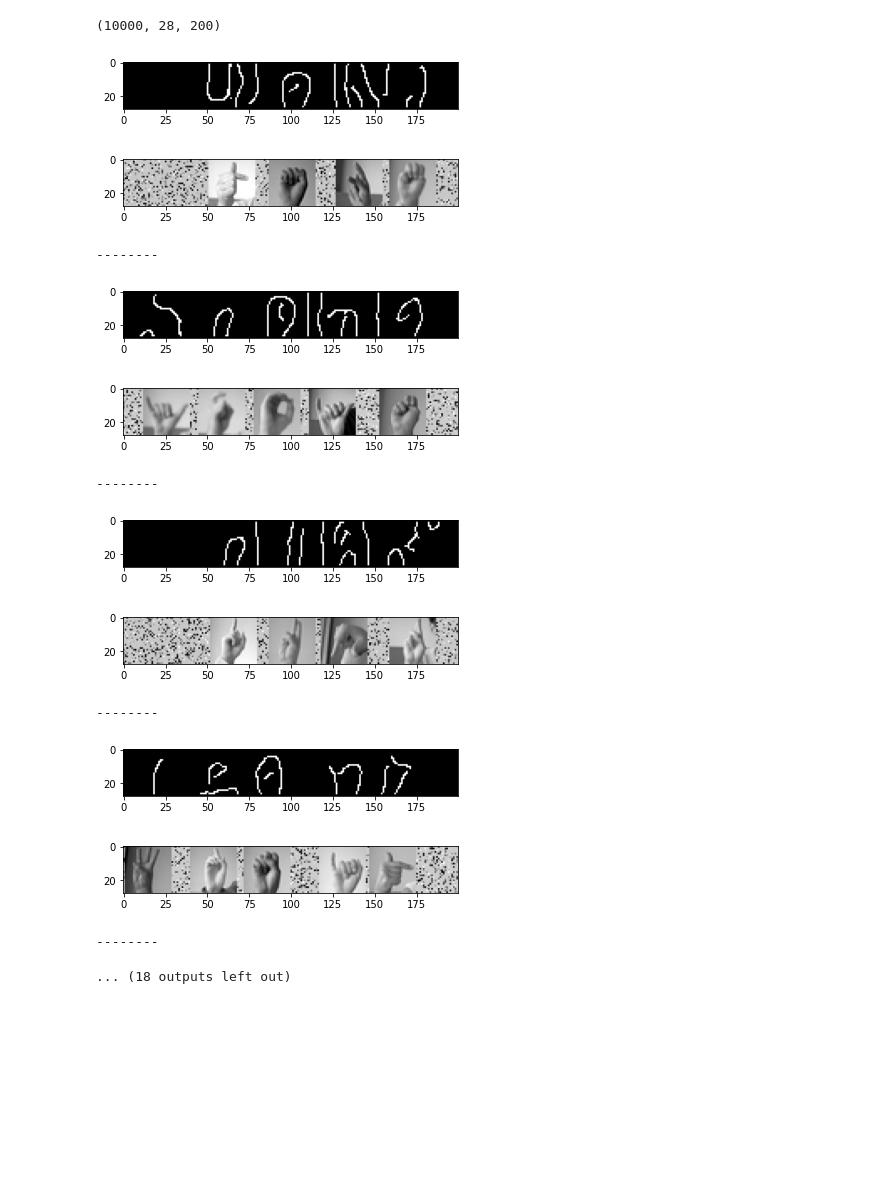
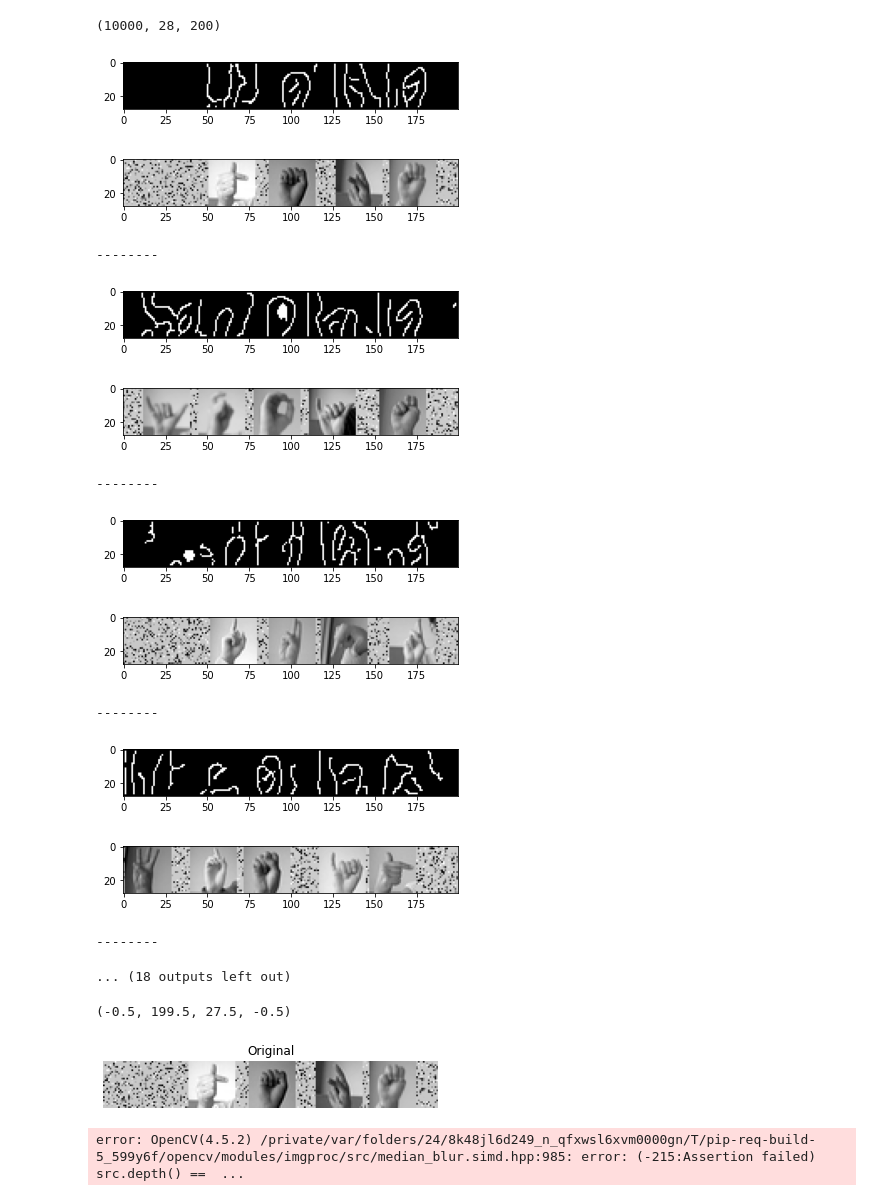
Before and after one commit to StefanWinterToo/ML_Challenge, a Jupyter notebook: src/playground_Stefan_task2.ipynb, the cells around one changed output. Drawn from its saved outputs; the diff is of its cells as text; code cells hidden in the pictures; blank space fills up the shorter version.

```diff
--- a/src/playground_Stefan_task2.ipynb
+++ b/src/playground_Stefan_task2.ipynb
@@ -53,34 +55,34 @@ from skimage.feature import canny
 from scipy import ndimage as ndi
 dataset = dataset[:10] #Subset of dataset
 # %%
-edges = canny(dataset[0]/255., sigma = 3)
+edges = canny(dataset[0]/255., sigma = 1.5)
 # %%
 fill_data = ndi.binary_fill_holes(edges)
 # %%
 for i in range(len(dataset)):
-    edges = canny(dataset[i]/255., sigma = 3)
+    edges = canny(dataset[i]/255., sigma = 2.3)
     fill_data = ndi.binary_fill_holes(edges)
 
     # Edges
     plt.imshow(fill_data, cmap="gray")
     plt.show()
 
     # Original
     plt.imshow(dataset[i], cmap = "gray")
     plt.show()
     print()
     print("--------")
 # %% [output]
-[figure, old version]
+[figure, new version]
 [figure]
 --------
-[figure, old version]
+[figure, new version]
 [figure]
 --------
-[figure, old version]
+[figure, new version]
 [figure]
 --------
-[figure, old version]
+[figure, new version]
 [figure]
 --------
 ... (18 outputs left out)
@@ -86,0 +96,14 @@ for i in range(len(dataset)):
+# %%
+plt.figure()
+plt.title("Original")
+plt.imshow(coin, cmap = "gray")
+plt.axis("off")
+# %% [output]
+(-0.5, 199.5, 27.5, -0.5)
+[figure, added]
+# %%
+coin_blur = cv2.medianBlur(src=coin, ksize=13)
+
+plt.figure(), plt.title("Low Pass Filtering (Blurring)"), plt.imshow(coin_blur), plt.axis("off");
+# %% [output]
+error: OpenCV(4.5.2) /private/var/folders/24/8k48jl6d249_n_qfxwsl6xvm0000gn/T/pip-req-build-5_599y6f/opencv/modules/imgproc/src/median_blur.simd.hpp:985: error: (-215:Assertion failed) src.depth() ==  ...
```
Also changed, not shown: parts of 5 cells of this notebook, 1 other file.
